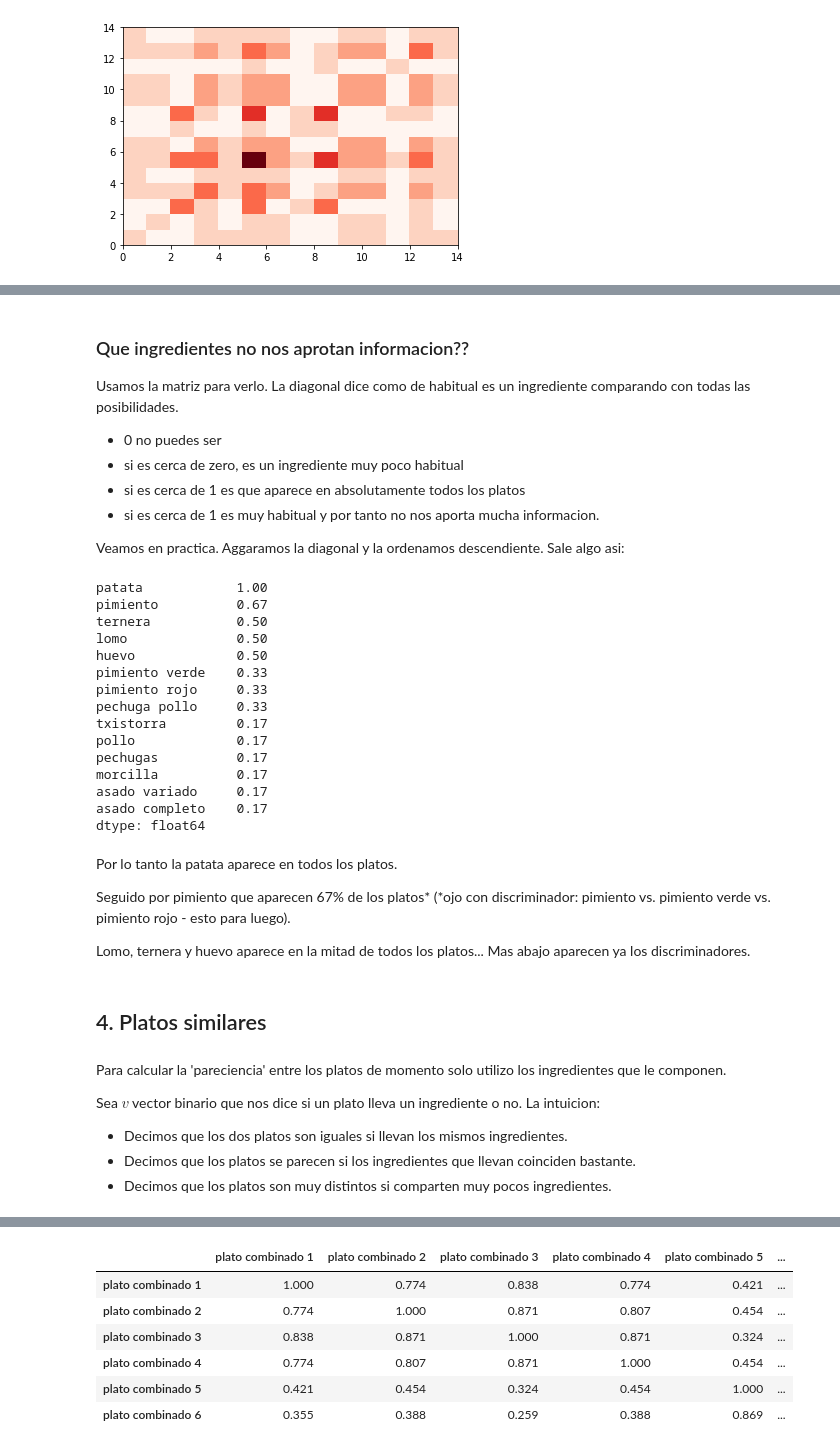
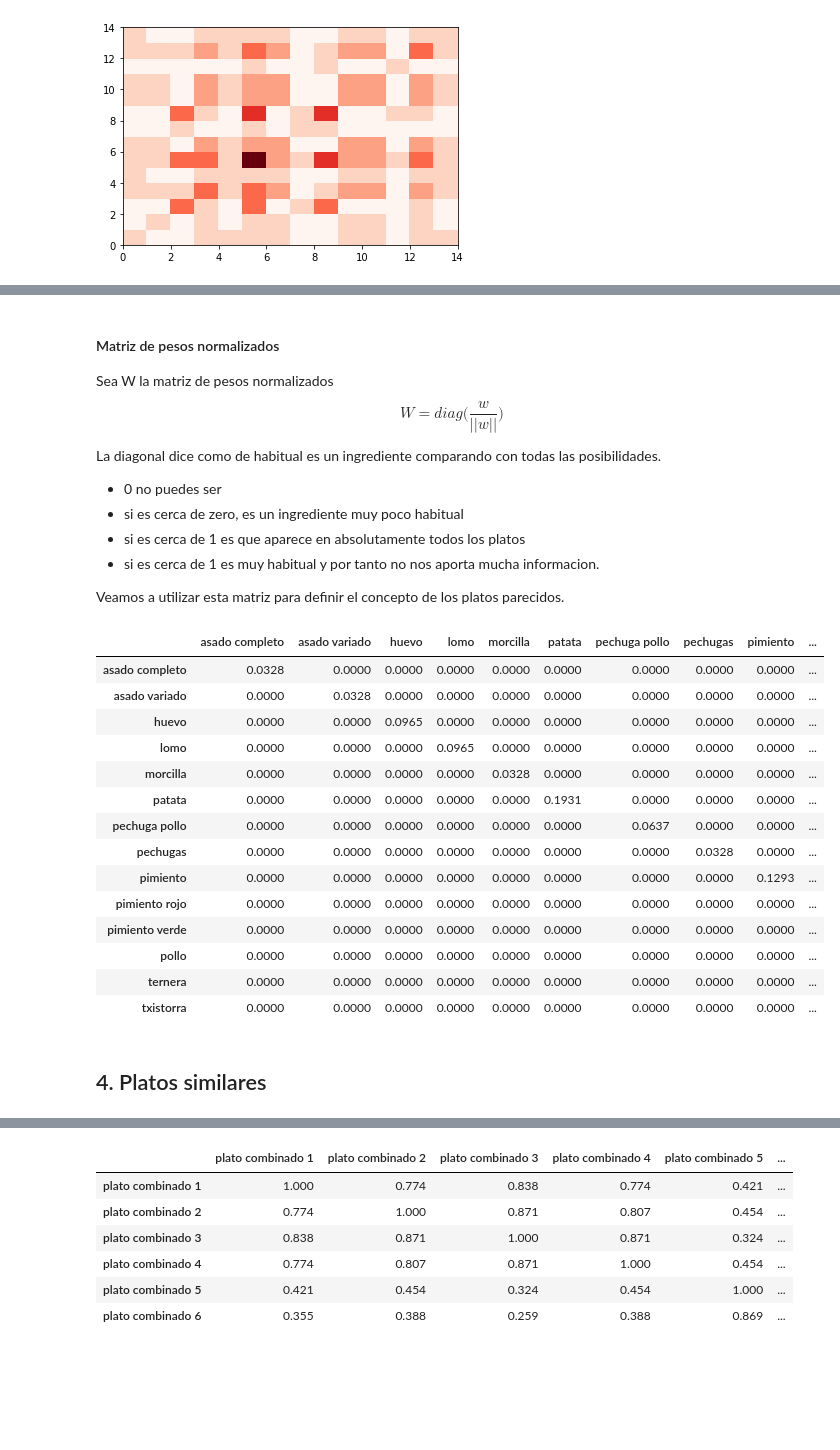
Before and after one commit to rafalszota/Food, a Jupyter notebook: Food.ipynb, the cells around one changed output, grey strips where cells are left out. Cells and saved outputs as stored; diff of their text form; code cells hidden in the pictures; blank space fills up the shorter version.

```diff
--- a/Food.ipynb
+++ b/Food.ipynb
@@ -114,7 +152,10 @@ plt.show()
 # %% [markdown]
-### Que ingredientes no nos aprotan informacion??
+#### Matriz de pesos normalizados
 
-Usamos la matriz para verlo. La diagonal dice como de habitual es un ingrediente comparando con todas las posibilidades.
+
+Sea W la matriz de pesos normalizados $$W = diag \bigg( \frac{w}{||w||} \bigg) $$
+
+La diagonal dice como de habitual es un ingrediente comparando con todas las posibilidades.
 
 - 0 no puedes ser
 - si es cerca de zero, es un ingrediente muy poco habitual
@@ -122,40 +163,25 @@ Usamos la matriz para verlo. La diagonal dice como de habitual es un ingrediente
 - si es cerca de 1 es muy habitual y por tanto no nos aporta mucha informacion.
 
 
-Veamos en practica. Aggaramos la diagonal y la ordenamos descendiente. Sale algo asi:
+Veamos a utilizar esta matriz para definir el concepto de los platos parecidos.
-# %%
-usual_ingredients = pd.Series(np.diag(X), index=X.index).sort_values(ascending = False)
-usual_ingredients
-# %% [output]
-patata            1.00
-pimiento          0.67
-ternera           0.50
-lomo              0.50
-huevo             0.50
-pimiento verde    0.33
-pimiento rojo     0.33
-pechuga pollo     0.33
-txistorra         0.17
-pollo             0.17
-pechugas          0.17
-morcilla          0.17
-asado variado     0.17
-asado completo    0.17
-dtype: float64
-# %% [markdown]
-Por lo tanto la patata aparece en todos los platos.
-
-Seguido por pimiento que aparecen 67% de los platos*
-(*ojo con discriminador: pimiento vs. pimiento verde vs. pimiento rojo - esto para luego).
-
-Lomo, ternera y huevo
-aparece en la mitad de todos los platos... Mas abajo aparecen ya los discriminadores.
+# %%
+W = np.diag(w / sum(w))
+round(pd.DataFrame(W, index=X.index, columns=X.index),4)
+# %% [output]
+|  | asado completo | asado variado | huevo | lomo | morcilla | patata | pechuga pollo | pechugas | pimiento | ... |
+| asado completo | 0.0328 | 0.0000 | 0.0000 | 0.0000 | 0.0000 | 0.0000 | 0.0000 | 0.0000 | 0.0000 | ... |
+| asado variado | 0.0000 | 0.0328 | 0.0000 | 0.0000 | 0.0000 | 0.0000 | 0.0000 | 0.0000 | 0.0000 | ... |
+| huevo | 0.0000 | 0.0000 | 0.0965 | 0.0000 | 0.0000 | 0.0000 | 0.0000 | 0.0000 | 0.0000 | ... |
+| lomo | 0.0000 | 0.0000 | 0.0000 | 0.0965 | 0.0000 | 0.0000 | 0.0000 | 0.0000 | 0.0000 | ... |
+| morcilla | 0.0000 | 0.0000 | 0.0000 | 0.0000 | 0.0328 | 0.0000 | 0.0000 | 0.0000 | 0.0000 | ... |
+| patata | 0.0000 | 0.0000 | 0.0000 | 0.0000 | 0.0000 | 0.1931 | 0.0000 | 0.0000 | 0.0000 | ... |
+| pechuga pollo | 0.0000 | 0.0000 | 0.0000 | 0.0000 | 0.0000 | 0.0000 | 0.0637 | 0.0000 | 0.0000 | ... |
+| pechugas | 0.0000 | 0.0000 | 0.0000 | 0.0000 | 0.0000 | 0.0000 | 0.0000 | 0.0328 | 0.0000 | ... |
+| pimiento | 0.0000 | 0.0000 | 0.0000 | 0.0000 | 0.0000 | 0.0000 | 0.0000 | 0.0000 | 0.1293 | ... |
+| pimiento rojo | 0.0000 | 0.0000 | 0.0000 | 0.0000 | 0.0000 | 0.0000 | 0.0000 | 0.0000 | 0.0000 | ... |
+| pimiento verde | 0.0000 | 0.0000 | 0.0000 | 0.0000 | 0.0000 | 0.0000 | 0.0000 | 0.0000 | 0.0000 | ... |
+| pollo | 0.0000 | 0.0000 | 0.0000 | 0.0000 | 0.0000 | 0.0000 | 0.0000 | 0.0000 | 0.0000 | ... |
+| ternera | 0.0000 | 0.0000 | 0.0000 | 0.0000 | 0.0000 | 0.0000 | 0.0000 | 0.0000 | 0.0000 | ... |
+| txistorra | 0.0000 | 0.0000 | 0.0000 | 0.0000 | 0.0000 | 0.0000 | 0.0000 | 0.0000 | 0.0000 | ... |
 # %% [markdown]
 ## 4. Platos similares
-# %% [markdown]
-Para calcular la 'pareciencia' entre los platos de momento solo utilizo los ingredientes que le componen.
-
-Sea $v$ vector binario que nos dice si un plato lleva un ingrediente o no. La intuicion:
-- Decimos que los dos platos son iguales si llevan los mismos ingredientes.
-- Decimos que los platos se parecen si los ingredientes que llevan coinciden bastante.
-- Decimos que los platos son muy distintos si comparten muy pocos ingredientes.
```
Also changed, not shown: parts of 18 cells of this notebook.
